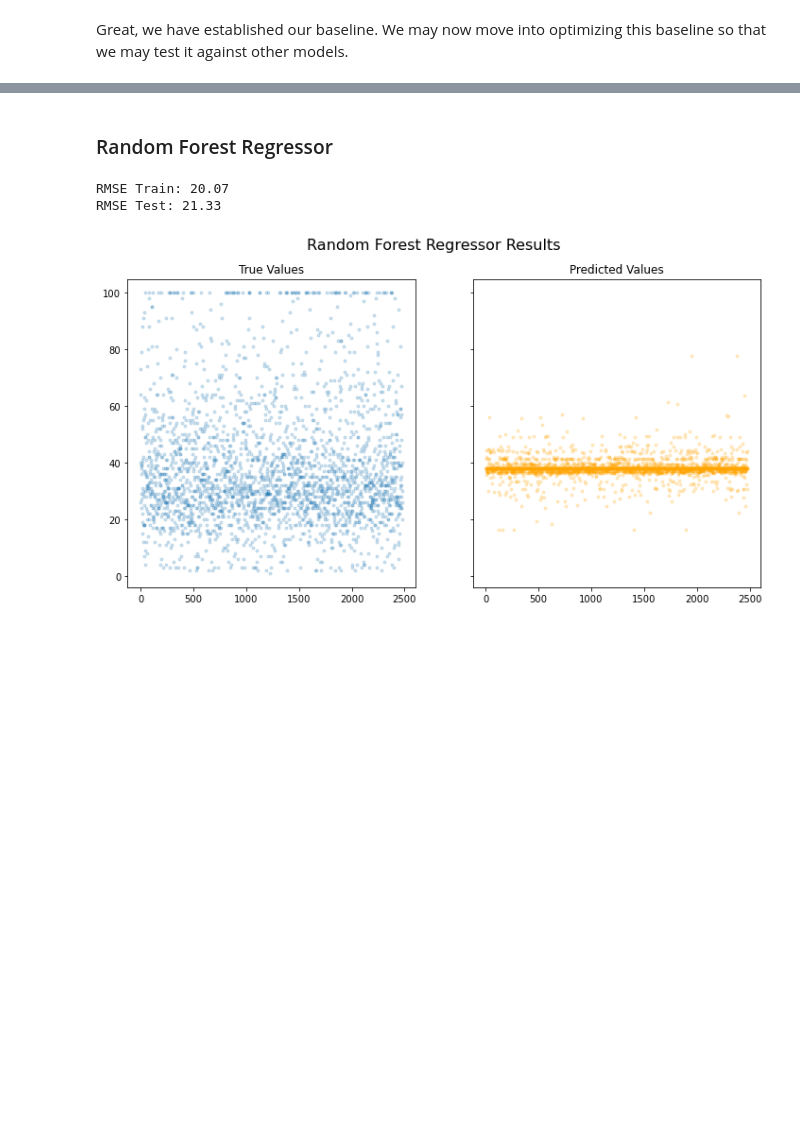
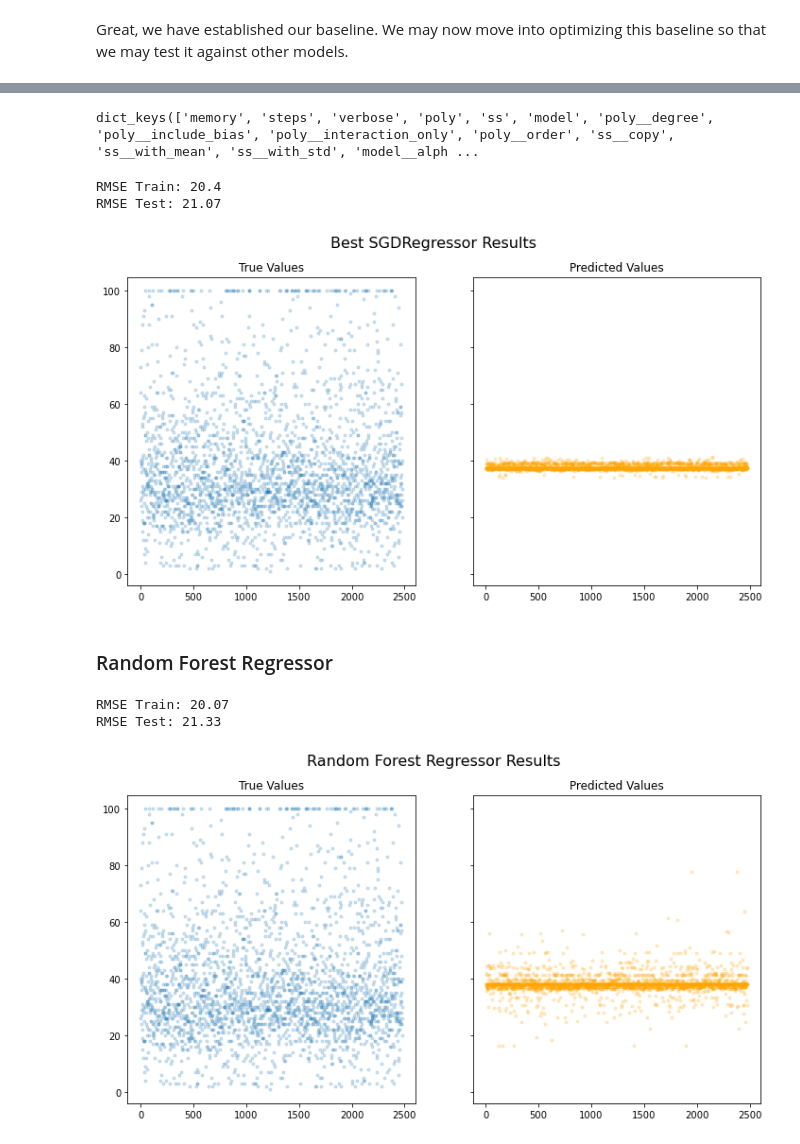
Before and after one commit to Sombrero7/pawpularity-contest, a Jupyter notebook: main_notebook.ipynb, the cells around one changed output, grey strips where cells are left out. Saved outputs shown, nothing was run; the diff lists cells and outputs as text; code cells hidden in the pictures; blank space fills up the shorter version.

```diff
--- a/main_notebook.ipynb
+++ b/main_notebook.ipynb
@@ -517,3 +559,35 @@ data
+# %%
+sgd_pipe = Pipeline(steps=[('poly', PolynomialFeatures(interaction_only=True)),
+                           ('ss', StandardScaler()),
+                           ('model', SGDRegressor(random_state=42))])
+
+sgd_grid = {
+
+    'poly__degree':[1,2,3],
+    'poly__include_bias':[True, False],
+    'ss':[None, StandardScaler()],
+    'model__penalty':['l1','l2'],
+    'model__alpha':[.0001, .01, 1]
+
+}
+
+sgd_gs = GridSearchCV(estimator=sgd_pipe,
+                          param_grid=sgd_grid,
+                          cv=5,
+                          scoring='neg_root_mean_squared_error')
+# %%
+sgd_pipe.get_params().keys()
+# %% [output]
+dict_keys(['memory', 'steps', 'verbose', 'poly', 'ss', 'model', 'poly__degree', 'poly__include_bias', 'poly__interaction_only', 'poly__order', 'ss__copy', 'ss__with_mean', 'ss__with_std', 'model__alph ...
+# %%
+sgd_gs.fit(X_train, y_train)
+sgd_best = sgd_gs.best_estimator_
+# %%
+fit_score_plot(sgd_best, 'Best SGDRegressor', X_train, X_test, y_train, y_test)
+# %% [output]
+RMSE Train: 20.4
+RMSE Test: 21.07
+[figure, added]
 # %% [markdown]
 ### Random Forest Regressor
 # %%
```
Also changed, not shown: parts of 80 cells of this notebook, 5 other files.
